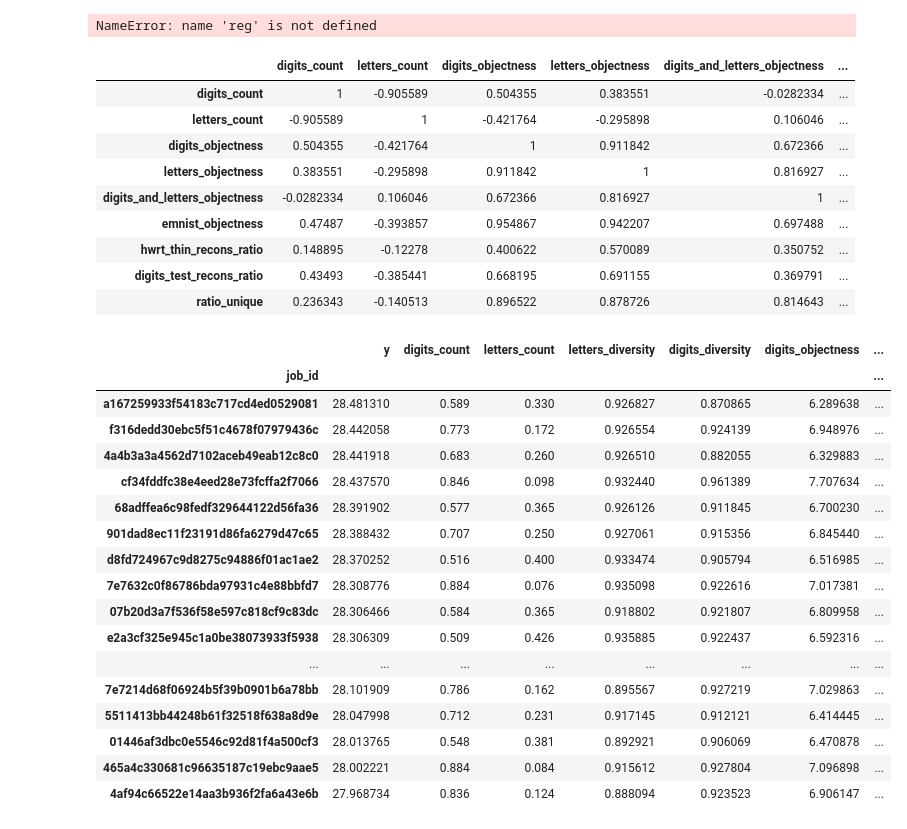
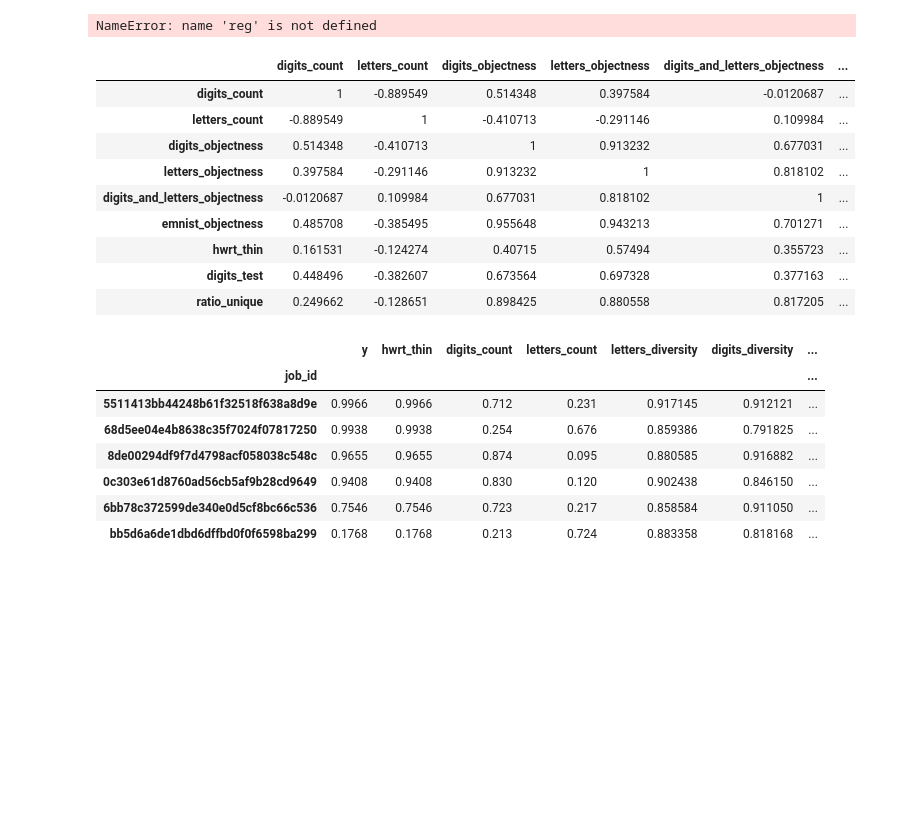
Before and after one commit to mehdidc/out_of_class, a Jupyter notebook: ae/ipynb/analysis.ipynb, the cells around one changed output. Cells and saved outputs as stored; diff of their text form; code cells hidden in the pictures; blank space fills up the shorter version.

```diff
--- a/ae/ipynb/analysis.ipynb
+++ b/ae/ipynb/analysis.ipynb
@@ -215,8 +210,8 @@ labels = [
     'letters_objectness',
     'digits_and_letters_objectness',
     'emnist_objectness',
-    'hwrt_thin_recons_ratio',
-    'digits_test_recons_ratio',
+    'hwrt_thin',
+    'digits_test',
     'ratio_unique'
 ]
 
@@ -229,37 +224,30 @@ d = d.style.applymap(m)
 d
 # %% [output]
 |  | digits_count | letters_count | digits_objectness | letters_objectness | digits_and_letters_objectness | ... |
-| digits_count | 1 | -0.905589 | 0.504355 | 0.383551 | -0.0282334 | ... |
-| letters_count | -0.905589 | 1 | -0.421764 | -0.295898 | 0.106046 | ... |
-| digits_objectness | 0.504355 | -0.421764 | 1 | 0.911842 | 0.672366 | ... |
-| letters_objectness | 0.383551 | -0.295898 | 0.911842 | 1 | 0.816927 | ... |
-| digits_and_letters_objectness | -0.0282334 | 0.106046 | 0.672366 | 0.816927 | 1 | ... |
-| emnist_objectness | 0.47487 | -0.393857 | 0.954867 | 0.942207 | 0.697488 | ... |
-| hwrt_thin_recons_ratio | 0.148895 | -0.12278 | 0.400622 | 0.570089 | 0.350752 | ... |
-| digits_test_recons_ratio | 0.43493 | -0.385441 | 0.668195 | 0.691155 | 0.369791 | ... |
-| ratio_unique | 0.236343 | -0.140513 | 0.896522 | 0.878726 | 0.814643 | ... |
+| digits_count | 1 | -0.889549 | 0.514348 | 0.397584 | -0.0120687 | ... |
+| letters_count | -0.889549 | 1 | -0.410713 | -0.291146 | 0.109984 | ... |
+| digits_objectness | 0.514348 | -0.410713 | 1 | 0.913232 | 0.677031 | ... |
+| letters_objectness | 0.397584 | -0.291146 | 0.913232 | 1 | 0.818102 | ... |
+| digits_and_letters_objectness | -0.0120687 | 0.109984 | 0.677031 | 0.818102 | 1 | ... |
+| emnist_objectness | 0.485708 | -0.385495 | 0.955648 | 0.943213 | 0.701271 | ... |
+| hwrt_thin | 0.161531 | -0.124274 | 0.40715 | 0.57494 | 0.355723 | ... |
+| digits_test | 0.448496 | -0.382607 | 0.673564 | 0.697328 | 0.377163 | ... |
+| ratio_unique | 0.249662 | -0.128651 | 0.898425 | 0.880558 | 0.817205 | ... |
 # %%
 d = df_full.copy()
-d['y'] = d['letters_count'] + 15*d['letters_diversity'] + 16*d['letters_object']
+#d['y'] = d['letters_count'] + 15*d['letters_diversity'] + 16*d['letters_object']
+d['y'] = d['hwrt_thin']
+d = d[d['sampler']=='mnist_deep']
+d = d[d['stride']==0]
 d = d.sort_values(by='y', ascending=False)
-d[['y', 'digits_count', 'letters_count',  'letters_diversity', 'digits_diversity', 'digits_objectness', 'letters_objectness', 'hwrt_objectness', 'sampler']].iloc[0:20]
+d[['y', 'hwrt_thin', 'digits_count', 'letters_count',  'letters_diversity', 'digits_diversity', 'digits_objectness', 'letters_objectness', 'hwrt_objectness', 'sampler']].iloc[0:20]
 # %% [output]
-|  | y | digits_count | letters_count | letters_diversity | digits_diversity | digits_objectness | ... |
+|  | y | hwrt_thin | digits_count | letters_count | letters_diversity | digits_diversity | ... |
 | job_id |  |  |  |  |  |  | ... |
-| a167259933f54183c717cd4ed0529081 | 28.481310 | 0.589 | 0.330 | 0.926827 | 0.870865 | 6.289638 | ... |
-| f316dedd30ebc5f51c4678f07979436c | 28.442058 | 0.773 | 0.172 | 0.926554 | 0.924139 | 6.948976 | ... |
-| 4a4b3a3a4562d7102aceb49eab12c8c0 | 28.441918 | 0.683 | 0.260 | 0.926510 | 0.882055 | 6.329883 | ... |
-| cf34fddfc38e4eed28e73fcffa2f7066 | 28.437570 | 0.846 | 0.098 | 0.932440 | 0.961389 | 7.707634 | ... |
-| 68adffea6c98fedf329644122d56fa36 | 28.391902 | 0.577 | 0.365 | 0.926126 | 0.911845 | 6.700230 | ... |
-| 901dad8ec11f23191d86fa6279d47c65 | 28.388432 | 0.707 | 0.250 | 0.927061 | 0.915356 | 6.845440 | ... |
-| d8fd724967c9d8275c94886f01ac1ae2 | 28.370252 | 0.516 | 0.400 | 0.933474 | 0.905794 | 6.516985 | ... |
-| 7e7632c0f86786bda97931c4e88bbfd7 | 28.308776 | 0.884 | 0.076 | 0.935098 | 0.922616 | 7.017381 | ... |
-| 07b20d3a7f536f58e597c818cf9c83dc | 28.306466 | 0.584 | 0.365 | 0.918802 | 0.921807 | 6.809958 | ... |
-| e2a3cf325e945c1a0be38073933f5938 | 28.306309 | 0.509 | 0.426 | 0.935885 | 0.922437 | 6.592316 | ... |
-| ... | ... | ... | ... | ... | ... | ... | ... |
-| 7e7214d68f06924b5f39b0901b6a78bb | 28.101909 | 0.786 | 0.162 | 0.895567 | 0.927219 | 7.029863 | ... |
-| 5511413bb44248b61f32518f638a8d9e | 28.047998 | 0.712 | 0.231 | 0.917145 | 0.912121 | 6.414445 | ... |
-| 01446af3dbc0e5546c92d81f4a500cf3 | 28.013765 | 0.548 | 0.381 | 0.892921 | 0.906069 | 6.470878 | ... |
-| 465a4c330681c96635187c19ebc9aae5 | 28.002221 | 0.884 | 0.084 | 0.915612 | 0.927804 | 7.096898 | ... |
-| 4af94c66522e14aa3b936f2fa6a43e6b | 27.968734 | 0.836 | 0.124 | 0.888094 | 0.923523 | 6.906147 | ... |
+| 5511413bb44248b61f32518f638a8d9e | 0.9966 | 0.9966 | 0.712 | 0.231 | 0.917145 | 0.912121 | ... |
+| 68d5ee04e4b8638c35f7024f07817250 | 0.9938 | 0.9938 | 0.254 | 0.676 | 0.859386 | 0.791825 | ... |
+| 8de00294df9f7d4798acf058038c548c | 0.9655 | 0.9655 | 0.874 | 0.095 | 0.880585 | 0.916882 | ... |
+| 0c303e61d8760ad56cb5af9b28cd9649 | 0.9408 | 0.9408 | 0.830 | 0.120 | 0.902438 | 0.846150 | ... |
+| 6bb78c372599de340e0d5cf8bc66c536 | 0.7546 | 0.7546 | 0.723 | 0.217 | 0.858584 | 0.911050 | ... |
+| bb5d6a6de1dbd6dffbd0f0f6598ba299 | 0.1768 | 0.1768 | 0.213 | 0.724 | 0.883358 | 0.818168 | ... |
 # %%
```
Also changed, not shown: parts of 6 cells of this notebook, 3 other files.
